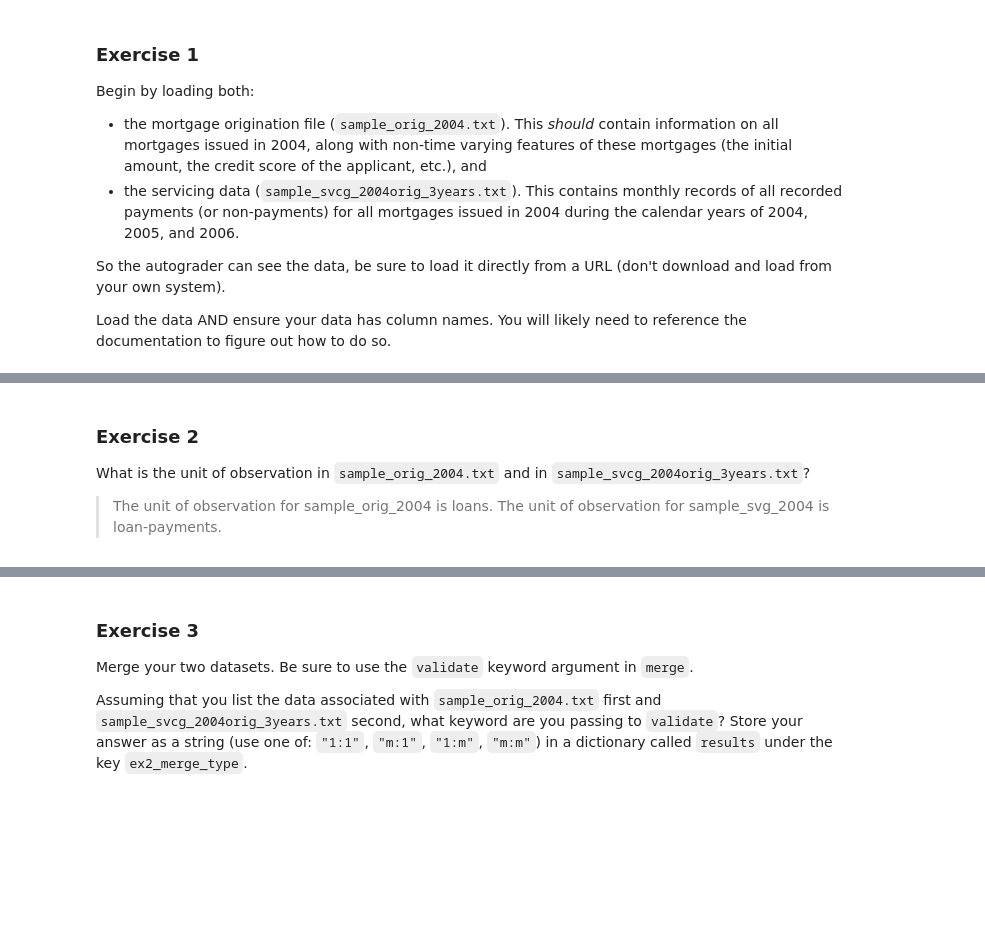
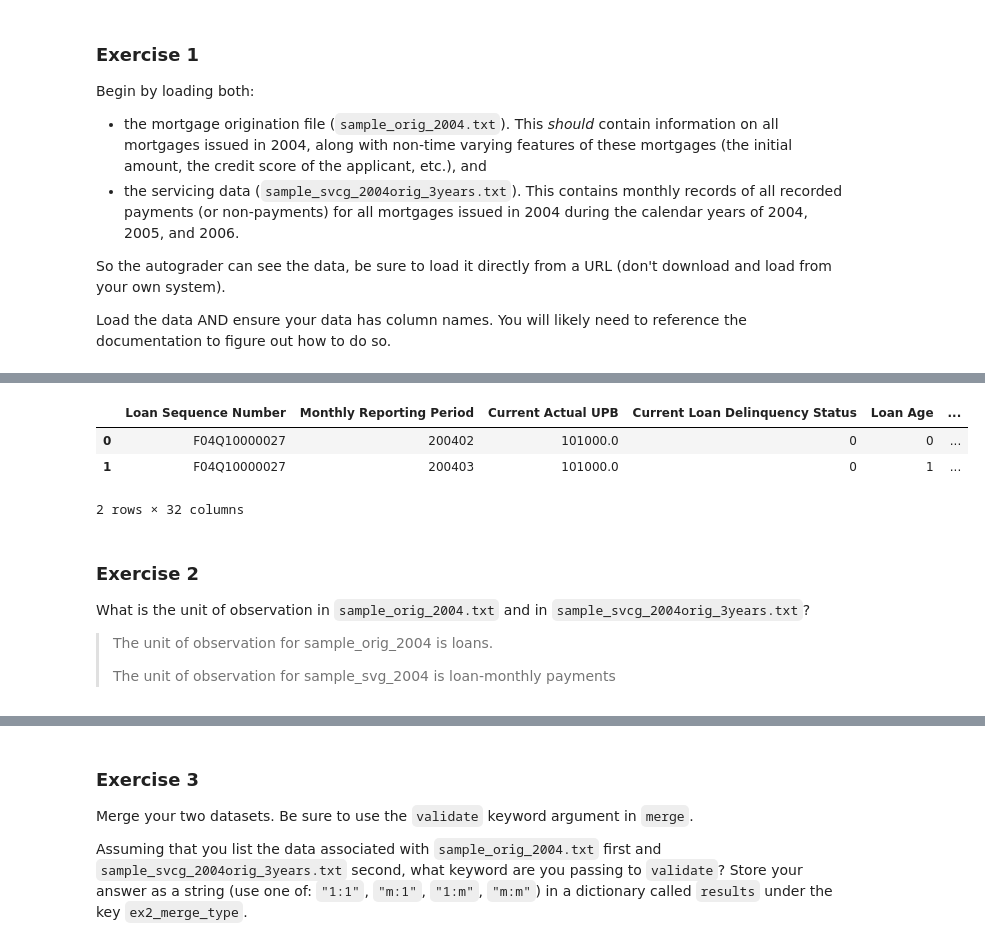
Before and after one commit to dani-jimlar/UDS_2024, a Jupyter notebook: exercise_passive_prediction.ipynb, the cells around one changed output, grey strips where cells are left out. Saved outputs shown, nothing was run; the diff lists cells and outputs as text; code cells hidden in the pictures; blank space fills up the shorter version.

```diff
--- a/exercise_passive_prediction.ipynb
+++ b/exercise_passive_prediction.ipynb
@@ -80,27 +99,35 @@ db_mortage = pd.read_csv(
 # %%
 codes_ser = pd.read_excel(
     "https://github.com/dani-jimlar/UDS_2024/raw/main/file_layout.xlsx",
     sheet_name="Monthly Performance Data File",
     skiprows=1,
 )
 col_ser = codes_ser["ATTRIBUTE NAME"]
 
 db_servicing = pd.read_csv(
     "https://github.com/nickeubank/MIDS_Data/raw/master/mortgages/2004/sample_svcg_2004orig_3years.txt",
     sep="|",
     header=None,
     names=col_ser,
     index_col=None,
     dtype={
         "Current Loan Delinquency Status": str,
         "Modification Flag": str,
         "Step Modification Flag": str,
     },
 )
+
+db_servicing.head(2)
+# %% [output]
+|  | Loan Sequence Number | Monthly Reporting Period | Current Actual UPB | Current Loan Delinquency Status | Loan Age | ... |
+| 0 | F04Q10000027 | 200402 | 101000.0 | 0 | 0 | ... |
+| 1 | F04Q10000027 | 200403 | 101000.0 | 0 | 1 | ... |
+2 rows × 32 columns
 # %% [markdown]
 ### Exercise 2
 
 What is the unit of observation in `sample_orig_2004.txt` and in `sample_svcg_2004orig_3years.txt`?
 
 > The unit of observation for sample_orig_2004 is loans.
-> The unit of observation for sample_svg_2004 is loan-payments.
+>
+> The unit of observation for sample_svg_2004 is loan-monthly payments
```
Also changed, not shown: parts of 16 cells of this notebook.
